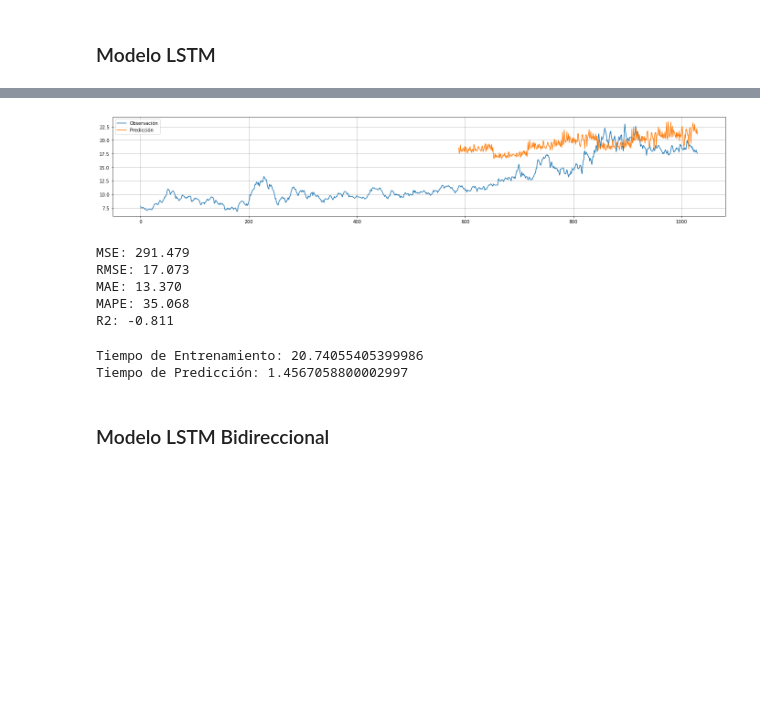
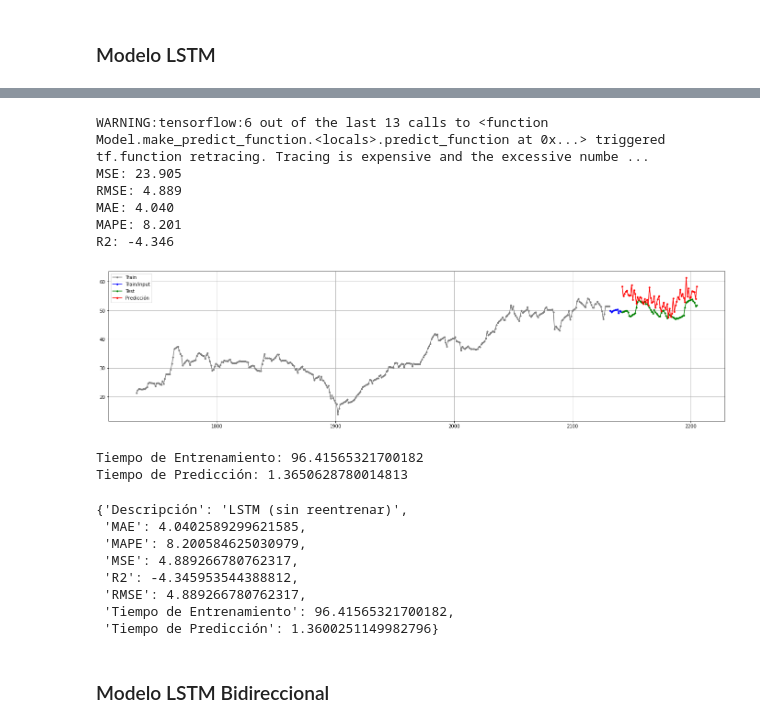
Before and after one commit to nhorro/time-series-merval, a Jupyter notebook: TimeSeries_MERVAL_ALUAR_2015_2021.ipynb, the cells around one changed output, grey strips where cells are left out. Drawn from its saved outputs; the diff is of its cells as text; code cells hidden in the pictures; blank space fills up the shorter version.

Commit message:
update agregados modelos suavizado exponencial, cambio parámetros RNNs

```diff
--- a/TimeSeries_MERVAL_ALUAR_2015_2021.ipynb
+++ b/TimeSeries_MERVAL_ALUAR_2015_2021.ipynb
@@ -297,0 +758,4 @@ Rechazar la Hipótesis Nula significa con un nivel de significancia menor al 1%
+# %%
+prediction_time = timeit.default_timer()
+history,predictions,model = predict_with_holt(train,test,best_params)
+prediction_time = timeit.default_timer()-start_time
@@ -477,7 +1009,7 @@ from sklearn.preprocessing import MinMaxScaler
 tf.random.set_seed(42)
 np.random.seed(42)
 # %%
-WINDOW_SIZE = STEPS_TO_PREDICT
+WINDOW_SIZE = 10
 # %%
 train.shape,test.shape
 # %% [output]
@@ -491,5 +1023,5 @@ scaled_test = scaler.transform(test.values.reshape(-1, 1))
 # %%
-TRAIN_VAL_SPLIT = 0.8
+TRAIN_VAL_SPLIT = 0.6
 split_point = int(TRAIN_VAL_SPLIT*len(scaled_train))
 ts_train = scaled_train[0:split_point]
 ts_val = scaled_train[split_point:]
@@ -618,21 +1147,56 @@ def predict_with_rnn(model,scaler,train,test):
   return history,predictions
+# %%
+def report_model2(history,predictions,test,display=True):
+  n_history = len(history)
+  n_predicted = len(predictions)
+  y_true, y_pred = np.array(test), np.array(predictions)
+  mse = metrics.mean_squared_error(y_true, y_pred)
+  rmse = np.sqrt(metrics.mean_squared_error(y_true, y_pred))
+  mae = metrics.mean_absolute_error(y_true, y_pred)
+  mape = np.mean(np.abs((y_true - y_pred) / y_true)) * 100
+  r2 = metrics.r2_score(y_true, y_pred)
+
+  if display:
+    additional_history = 400
+    x1 = len(train.values) - WINDOW_SIZE
+    x0 = x1 - additional_history
+    x2 = len(train.values)
+    x3 = len(train.values) + len(test)
+    fig,axes = plt.subplots(1,1,figsize=(24,6))
+    axes.grid(which='Both')
+    axes.plot(np.arange(x0,x1),train.values[x0:x1],color='gray', marker=".")
+    axes.plot(np.arange(x1,x2),train.values[x1:x2],color='b', marker=".")
+    axes.plot(np.arange(x2,x3),test.values,color='g', marker=".")
+    axes.plot(np.arange(x2,x3),predictions,color='r', marker=".")
+    axes.legend(["Train","Train/input","Test","Predicción"])
+    print( 'MSE: %.3f ' % mse)
+    print( 'RMSE: %.3f ' % rmse)
+    print( 'MAE: %.3f ' % mae)
+    print( 'MAPE: %.3f ' % mape)
+    print( 'R2: %.3f ' % r2)
+
+  return mse,rmse,mae,mape,r2
 # %%
 start_time = timeit.default_timer()
 model = tf.keras.models.load_model('lstm_best.h5')
-history,predictions = predict_with_rnn(model,scaler,train,test)
-mse,rmse,mae,mape,r2 = report_model(history,predictions,test)
+history,predictions = make_single_prediction_with_rnn(model,scaler,train)
+mse,rmse,mae,mape,r2 = report_model2(history,predictions,test)
 prediction_time = timeit.default_timer()-start_time
 # %% [output]
+WARNING:tensorflow:6 out of the last 13 calls to <function Model.make_predict_function.<locals>.predict_function at 0x...> triggered tf.function retracing. Tracing is expensive and the excessive numbe ...
+MSE: 23.905
+RMSE: 4.889
+MAE: 4.040
+MAPE: 8.201
+R2: -4.346
-[figure, old version]
+[figure, new version]
-MSE: 291.479
-RMSE: 17.073
-MAE: 13.370
-MAPE: 35.068
-R2: -0.811
+# %%
+print("Tiempo de Entrenamiento:", training_time)
+print("Tiempo de Predicción:", prediction_time)
+# %% [output]
+Tiempo de Entrenamiento: 96.41565321700182
+Tiempo de Predicción: 1.3650628780014813
 # %%
-print("Tiempo de Entrenamiento:", training_time)
-print("Tiempo de Predicción:", prediction_time)
-
 model_metric_results["LSTM"] = {
     "MSE": rmse,
     "RMSE": rmse,
@@ -643,9 +1207,16 @@ model_metric_results["LSTM"] = {
     "Tiempo de Predicción": prediction_time,
     "Descripción": "LSTM (sin reentrenar)"
 }
+model_metric_results["LSTM"]
 # %% [output]
-Tiempo de Entrenamiento: 20.74055405399986
-Tiempo de Predicción: 1.4567058800002997
+{'Descripción': 'LSTM (sin reentrenar)',
+ 'MAE': 4.0402589299621585,
+ 'MAPE': 8.200584625030979,
+ 'MSE': 4.889266780762317,
+ 'R2': -4.345953544388812,
+ 'RMSE': 4.889266780762317,
+ 'Tiempo de Entrenamiento': 96.41565321700182,
+ 'Tiempo de Predicción': 1.3600251149982796}
 # %% [markdown]
 ### Modelo LSTM Bidireccional
 # %%
```
Also changed, not shown: parts of 127 cells of this notebook, 1 other file.
